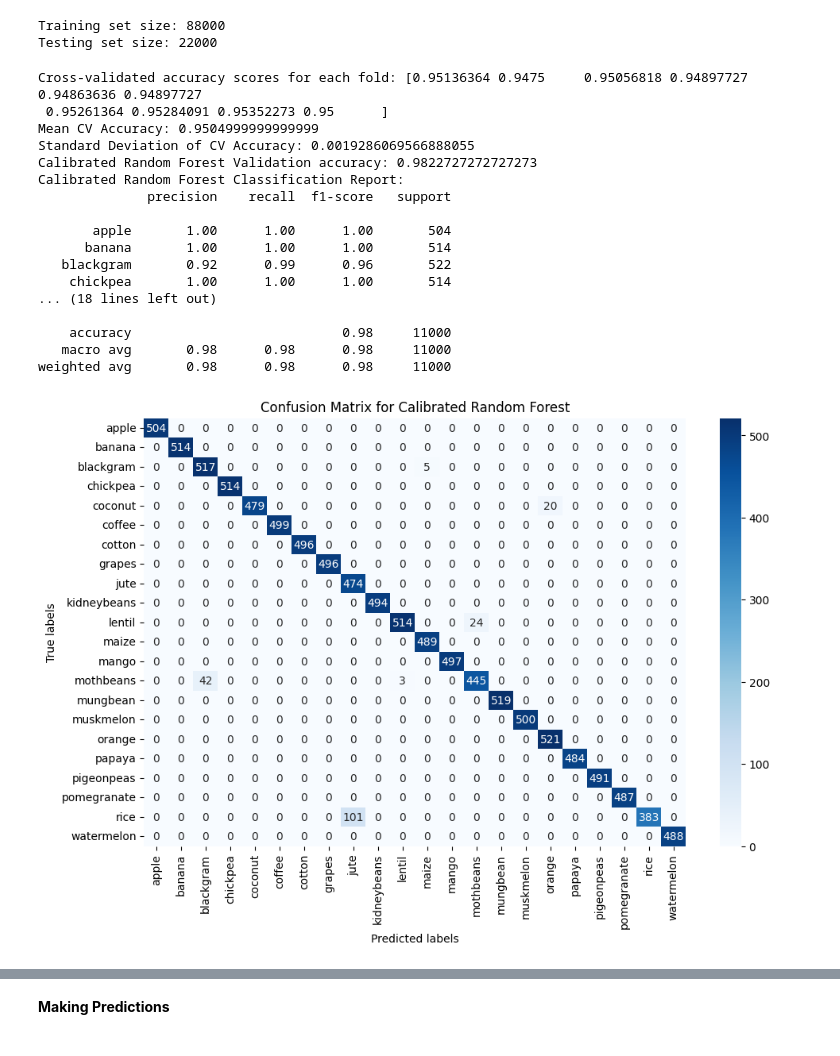
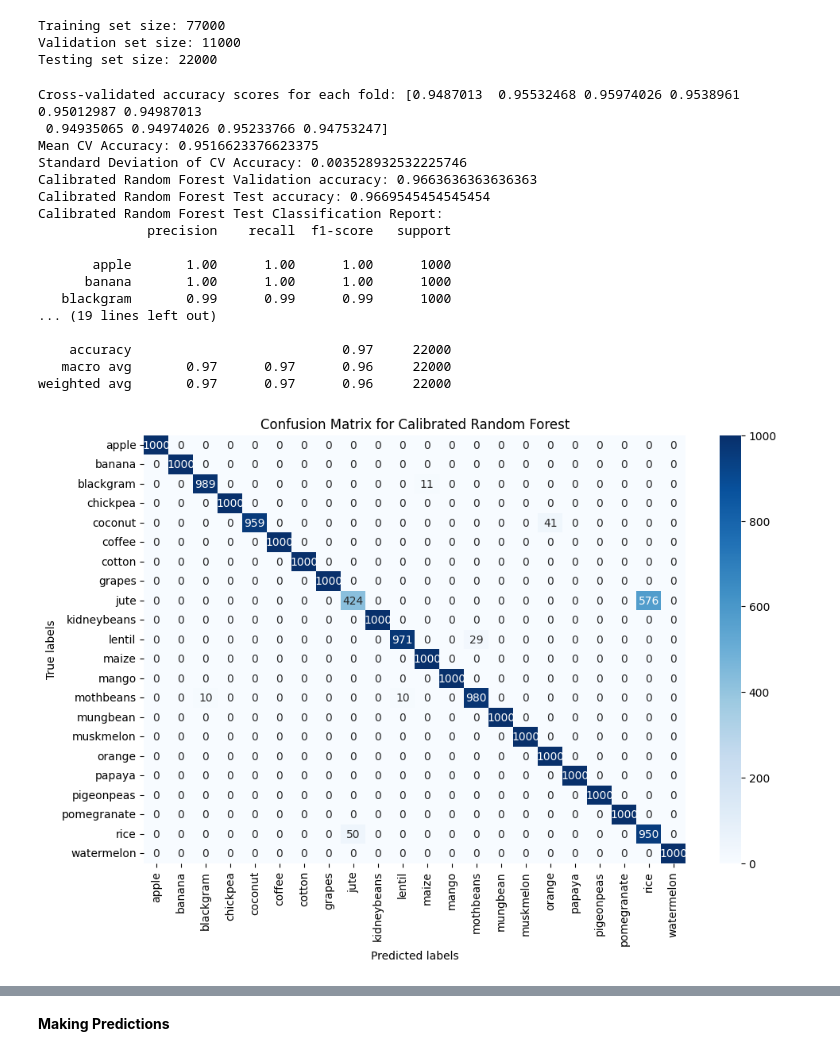
Before and after one commit to qasmendoza/crop-recommendation, a Jupyter notebook: Crops.ipynb, the cells around one changed output, grey strips where cells are left out. Drawn from its saved outputs; the diff is of its cells as text; code cells hidden in the pictures.

```diff
--- a/Crops.ipynb
+++ b/Crops.ipynb
@@ -87,12 +53,15 @@ sns.distplot(data['K'],color="green",bins=15,hist_kws={'alpha':0.2})
 # %%
+
 # Split data into features and labels
 X = data.drop('label', axis=1)
 y = data['label']
 
 # Lists to collect split data
 X_train_list = []
+X_val_list = []
 X_test_list = []
 y_train_list = []
+y_val_list = []
 y_test_list = []
 
 # Split each label's data separately
@@ -101,27 +70,37 @@ for label in labels:
     X_label = X[y == label]
     y_label = y[y == label]
 
-    X_train_label, X_test_label, y_train_label, y_test_label = train_test_split(
-        X_label, y_label, test_size=0.20, random_state=0)
+    # First, separate out the training data (70%)
+    X_train_label, X_temp_label, y_train_label, y_temp_label = train_test_split(
+        X_label, y_label, test_size=0.30, random_state=0)
+
+    # Now, split the remaining data into validation and test sets (20% test, 10% validation)
+    X_test_label, X_val_label, y_test_label, y_val_label = train_test_split(
+        X_temp_label, y_temp_label, test_size=0.3333, random_state=0)
 
     X_train_list.append(X_train_label)
+    X_val_list.append(X_val_label)
     X_test_list.append(X_test_label)
     y_train_list.append(y_train_label)
+    y_val_list.append(y_val_label)
     y_test_list.append(y_test_label)
 
 # Concatenate splits
 X_train = pd.concat(X_train_list, axis=0)
 y_train = pd.concat(y_train_list, axis=0)
+X_val = pd.concat(X_val_list, axis=0)
+y_val = pd.concat(y_val_list, axis=0)
 X_test = pd.concat(X_test_list, axis=0)
 y_test = pd.concat(y_test_list, axis=0)
 
 print("Training set size:", len(X_train))
+print("Validation set size:", len(X_val))
 print("Testing set size:", len(X_test))
 # %% [output]
-Training set size: 88000
+Training set size: 77000
+Validation set size: 11000
 Testing set size: 22000
 # %%
-
 # Using 'auto' strategy for RandomUnderSampler
 under = RandomUnderSampler(sampling_strategy='auto')
 X_resampled, y_resampled = under.fit_resample(X_train, y_train)
@@ -129,58 +108,59 @@ X_resampled, y_resampled = under.fit_resample(X_train, y_train)
 # Train the Random Forest on the resampled data
 clf_rf = RandomForestClassifier(n_estimators=100, max_depth=6, max_features=4, random_state=0)
 clf_rf.fit(X_resampled, y_resampled)
 
 # Perform 10-fold cross-validation on the resampled data
 cv_scores = cross_val_score(clf_rf, X_resampled, y_resampled, cv=10, scoring='accuracy')
 
 # Print out the scores for each fold and average accuracy
 print("Cross-validated accuracy scores for each fold:", cv_scores)
 print("Mean CV Accuracy:", cv_scores.mean())
 print("Standard Deviation of CV Accuracy:", cv_scores.std())
 
-# Split the test set further into calibration and validation sets
-X_calibrate, X_validate, y_calibrate, y_validate = train_test_split(X_test, y_test, test_size=0.5, random_state=42)
-
-# Calibrate the classifier on the calibration set
+# Calibrate the classifier on the validation set
 calibrated_rf = CalibratedClassifierCV(clf_rf, method='sigmoid', cv='prefit')
-calibrated_rf.fit(X_calibrate, y_calibrate)
+calibrated_rf.fit(X_val, y_val)
 
 # Predict on the validation set using the calibrated RF
-y_pred_calibrated = calibrated_rf.predict(X_validate)
-accuracy_score_rf = accuracy_score(y_validate, y_pred_calibrated)
+y_pred_val = calibrated_rf.predict(X_val)
+accuracy_score_val = accuracy_score(y_val, y_pred_val)
+print("Calibrated Random Forest Validation accuracy:", accuracy_score_val)
 
-print("Calibrated Random Forest Validation accuracy:", accuracy_score_rf)
-print("Calibrated Random Forest Classification Report:")
-print(classification_report(y_validate, y_pred_calibrated))
+# Predict on the test set using the calibrated RF
+y_pred_calibrated = calibrated_rf.predict(X_test)
+accuracy_score_rf = accuracy_score(y_test, y_pred_calibrated)
+print("Calibrated Random Forest Test accuracy:", accuracy_score_rf)
+print("Calibrated Random Forest Test Classification Report:")
+print(classification_report(y_test, y_pred_calibrated))
 
 # Compute the confusion matrix for calibrated RF
-conf_mat_calibrated = confusion_matrix(y_validate, y_pred_calibrated)
-class_labels = np.unique(y_validate)
+conf_mat_calibrated = confusion_matrix(y_test, y_pred_calibrated)
+class_labels = np.unique(y_test)
 
 # Plot using Seaborn for calibrated RF
 plt.figure(figsize=(11,7))
 sns.heatmap(conf_mat_calibrated, annot=True, fmt="d", cmap='Blues', xticklabels=class_labels, yticklabels=class_labels)
 plt.xlabel('Predicted labels')
 plt.ylabel('True labels')
 plt.title('Confusion Matrix for Calibrated Random Forest')
 plt.show()
 # %% [output]
-Cross-validated accuracy scores for each fold: [0.95136364 0.9475     0.95056818 0.94897727 0.94863636 0.94897727
- 0.95261364 0.95284091 0.95352273 0.95      ]
-Mean CV Accuracy: 0.9504999999999999
-Standard Deviation of CV Accuracy: 0.0019286069566888055
-Calibrated Random Forest Validation accuracy: 0.9822727272727273
-Calibrated Random Forest Classification Report:
+Cross-validated accuracy scores for each fold: [0.9487013  0.95532468 0.95974026 0.9538961  0.95012987 0.94987013
+ 0.94935065 0.94974026 0.95233766 0.94753247]
+Mean CV Accuracy: 0.9516623376623375
+Standard Deviation of CV Accuracy: 0.003528932532225746
+Calibrated Random Forest Validation accuracy: 0.9663636363636363
+Calibrated Random Forest Test accuracy: 0.9669545454545454
+Calibrated Random Forest Test Classification Report:
               precision    recall  f1-score   support
 
-       apple       1.00      1.00      1.00       504
-      banana       1.00      1.00      1.00       514
-   blackgram       0.92      0.99      0.96       522
-    chickpea       1.00      1.00      1.00       514
-... (18 lines left out)
+       apple       1.00      1.00      1.00      1000
+      banana       1.00      1.00      1.00      1000
+   blackgram       0.99      0.99      0.99      1000
+... (19 lines left out)
 
-    accuracy                           0.98     11000
-   macro avg       0.98      0.98      0.98     11000
-weighted avg       0.98      0.98      0.98     11000
+    accuracy                           0.97     22000
+   macro avg       0.97      0.97      0.96     22000
+weighted avg       0.97      0.97      0.96     22000
-[figure, old version]
+[figure, new version]
 # %%
```
Also changed, not shown: parts of 12 cells of this notebook.
